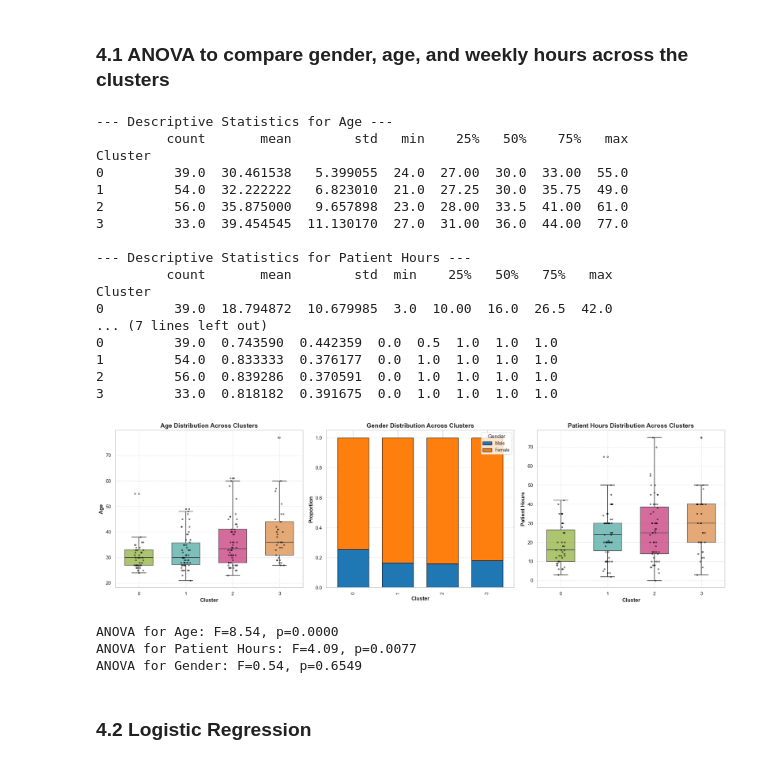
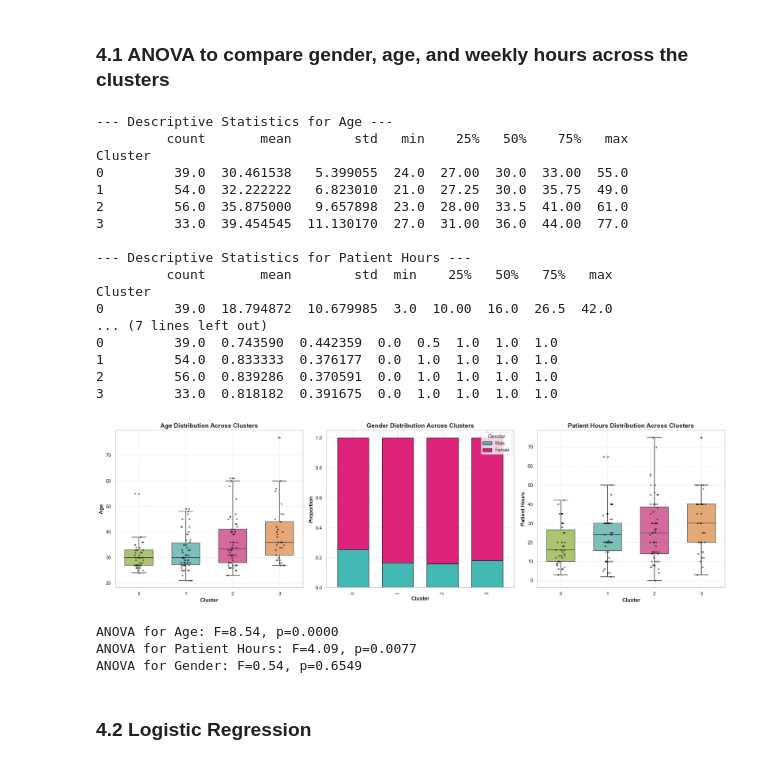
Before and after one commit to Nicobruno92/Psy_ResearchAttitudes, a Jupyter notebook: notebooks/analysis/cluster_analysis.ipynb, the cells around one changed output. Drawn from its saved outputs; the diff is of its cells as text; code cells hidden in the pictures.

```diff
--- a/notebooks/analysis/cluster_analysis.ipynb
+++ b/notebooks/analysis/cluster_analysis.ipynb
@@ -488,7 +504,7 @@ axes[0].grid(True, linestyle='--', alpha=0.5)
 gender_counts = filtered_data.groupby(['Cluster', 's1_genero_encoded']).size().unstack()
 gender_proportions = gender_counts.div(gender_counts.sum(axis=1), axis=0)
 gender_proportions.plot(kind='bar', stacked=True,
-                        color=["#1f77b4", "#ff7f0e"], edgecolor="black",
+                        color=["#42B9B2", "#DE237B"], edgecolor="black",
                         ax=axes[1], width=0.7)
 axes[1].set_title('Gender Distribution Across Clusters', fontsize=14, fontweight='bold')
 axes[1].set_xlabel('Cluster', fontsize=12, fontweight='bold')
@@ -530,34 +546,34 @@ anova_hours = f_oneway(
     filtered_data[filtered_data['Cluster'] == 2]['s1_horas_semana_pacientes_atendidos'],
     filtered_data[filtered_data['Cluster'] == 3]['s1_horas_semana_pacientes_atendidos']
 )
 print(f"ANOVA for Patient Hours: F={anova_hours.statistic:.2f}, p={anova_hours.pvalue:.4f}")
 
 anova_gender = f_oneway(
     filtered_data[filtered_data['Cluster'] == 0]['s1_genero_encoded'],
     filtered_data[filtered_data['Cluster'] == 1]['s1_genero_encoded'],
     filtered_data[filtered_data['Cluster'] == 2]['s1_genero_encoded'],
     filtered_data[filtered_data['Cluster'] == 3]['s1_genero_encoded']
 )
 print(f"ANOVA for Gender: F={anova_gender.statistic:.2f}, p={anova_gender.pvalue:.4f}")
 # %% [output]
 --- Descriptive Statistics for Age ---
          count       mean        std   min    25%   50%    75%   max
 Cluster
 0         39.0  30.461538   5.399055  24.0  27.00  30.0  33.00  55.0
 1         54.0  32.222222   6.823010  21.0  27.25  30.0  35.75  49.0
 2         56.0  35.875000   9.657898  23.0  28.00  33.5  41.00  61.0
 3         33.0  39.454545  11.130170  27.0  31.00  36.0  44.00  77.0
 
 --- Descriptive Statistics for Patient Hours ---
          count       mean        std  min    25%   50%   75%   max
 Cluster
 0         39.0  18.794872  10.679985  3.0  10.00  16.0  26.5  42.0
 ... (7 lines left out)
 0         39.0  0.743590  0.442359  0.0  0.5  1.0  1.0  1.0
 1         54.0  0.833333  0.376177  0.0  1.0  1.0  1.0  1.0
 2         56.0  0.839286  0.370591  0.0  1.0  1.0  1.0  1.0
 3         33.0  0.818182  0.391675  0.0  1.0  1.0  1.0  1.0
-[figure, old version]
+[figure, new version]
 ANOVA for Age: F=8.54, p=0.0000
 ANOVA for Patient Hours: F=4.09, p=0.0077
 ANOVA for Gender: F=0.54, p=0.6549
```
Also changed, not shown: parts of 4 cells of this notebook, 1 other file.
